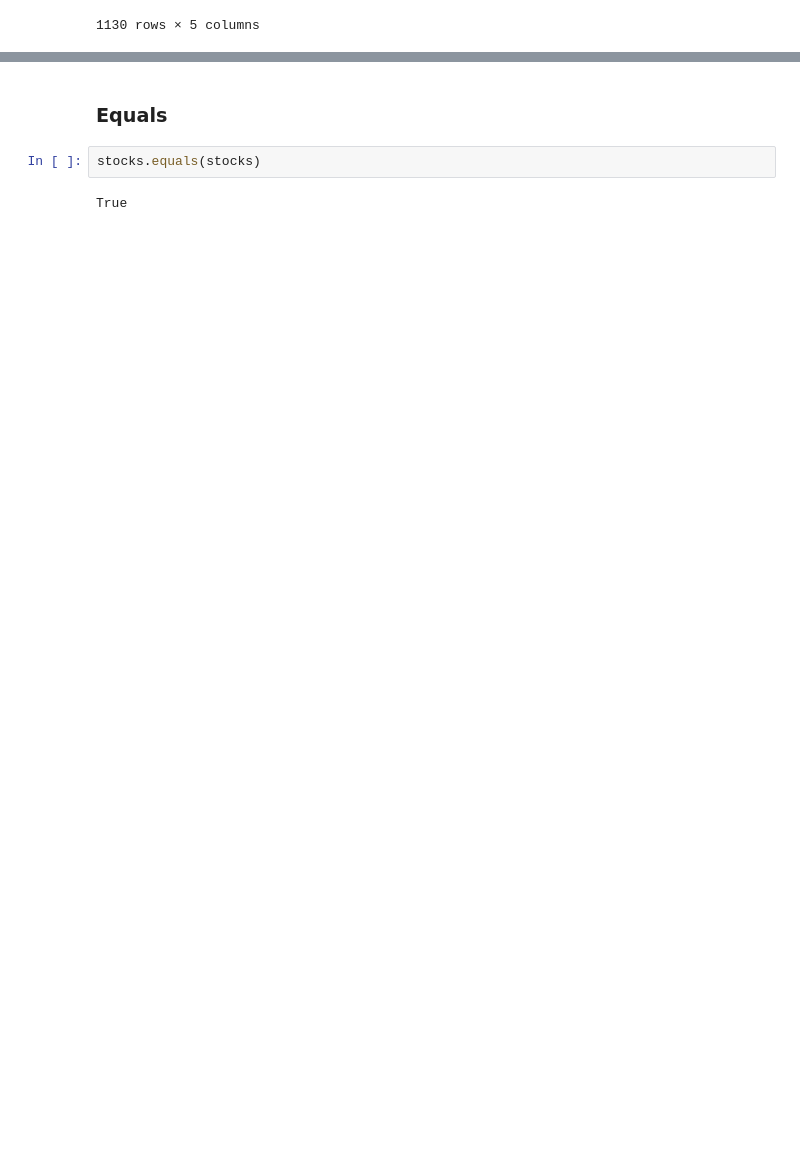
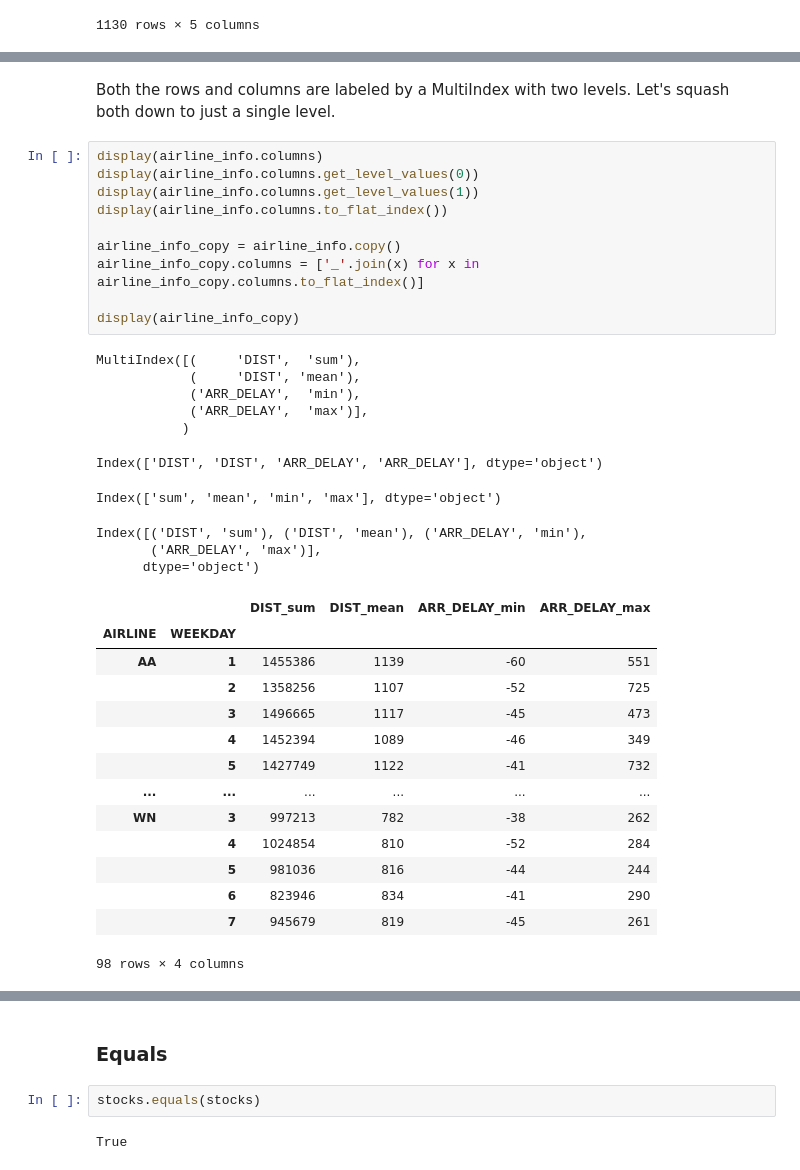
Before and after one commit to pkaran57/python-libs, a Jupyter notebook: pandas-lib/notebook/pandas.ipynb, the cells around one changed output, grey strips where cells are left out. Cells and saved outputs as stored; diff of their text form; blank space fills up the shorter version.

```diff
--- a/pandas-lib/notebook/pandas.ipynb
+++ b/pandas-lib/notebook/pandas.ipynb
@@ -1526,0 +1561,37 @@ display(flights
+# %% [markdown]
+Both the rows and columns are labeled by a MultiIndex with two levels. Let's squash both down to just a single level.
+# %%
+display(airline_info.columns)
+display(airline_info.columns.get_level_values(0))
+display(airline_info.columns.get_level_values(1))
+display(airline_info.columns.to_flat_index())
+
+airline_info_copy = airline_info.copy()
+airline_info_copy.columns = ['_'.join(x) for x in airline_info_copy.columns.to_flat_index()]
+
+display(airline_info_copy)
+# %% [output]
+MultiIndex([(     'DIST',  'sum'),
+            (     'DIST', 'mean'),
+            ('ARR_DELAY',  'min'),
+            ('ARR_DELAY',  'max')],
+           )
+Index(['DIST', 'DIST', 'ARR_DELAY', 'ARR_DELAY'], dtype='object')
+Index(['sum', 'mean', 'min', 'max'], dtype='object')
+Index([('DIST', 'sum'), ('DIST', 'mean'), ('ARR_DELAY', 'min'),
+       ('ARR_DELAY', 'max')],
+      dtype='object')
+|  |  | DIST_sum | DIST_mean | ARR_DELAY_min | ARR_DELAY_max |
+| AIRLINE | WEEKDAY |  |  |  |  |
+| AA | 1 | 1455386 | 1139 | -60 | 551 |
+|  | 2 | 1358256 | 1107 | -52 | 725 |
+|  | 3 | 1496665 | 1117 | -45 | 473 |
+|  | 4 | 1452394 | 1089 | -46 | 349 |
+|  | 5 | 1427749 | 1122 | -41 | 732 |
+| ... | ... | ... | ... | ... | ... |
+| WN | 3 | 997213 | 782 | -38 | 262 |
+|  | 4 | 1024854 | 810 | -52 | 284 |
+|  | 5 | 981036 | 816 | -44 | 244 |
+|  | 6 | 823946 | 834 | -41 | 290 |
+|  | 7 | 945679 | 819 | -45 | 261 |
+98 rows × 4 columns
```
Also changed, not shown: parts of 15 cells of this notebook, 1 other file.
